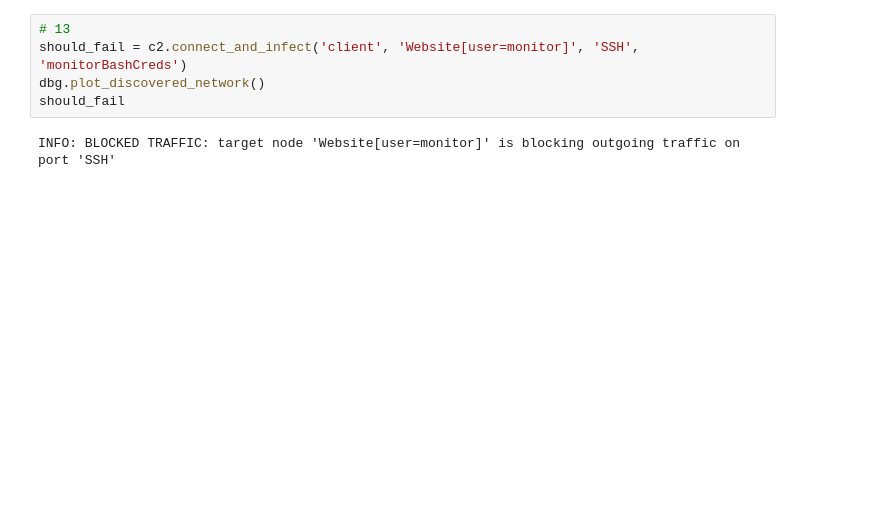
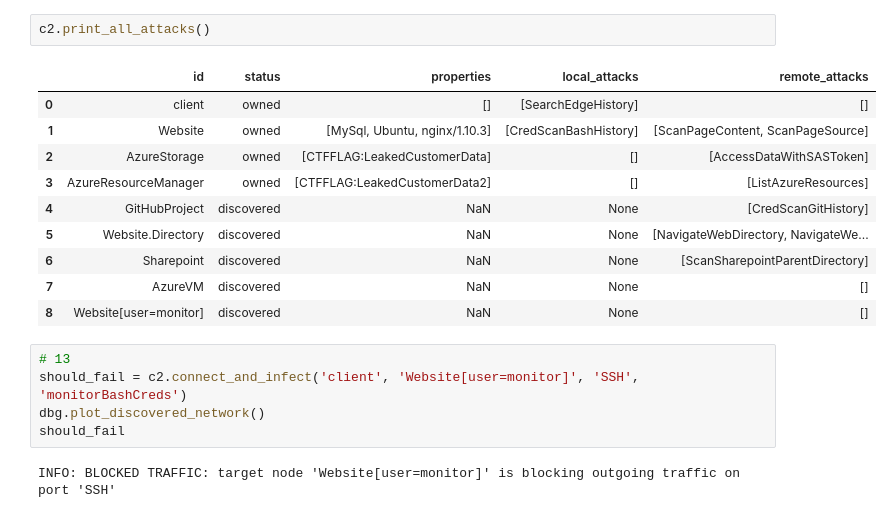
Before and after one commit to leezhiqiangleonard/cs4246, a Jupyter notebook: toyctf-solved-Copy1.ipynb, the cells around one changed output. Cells and saved outputs as stored; diff of their text form; blank space fills up the shorter version.

```diff
--- a/toyctf-solved-Copy1.ipynb
+++ b/toyctf-solved-Copy1.ipynb
@@ -195,6 +289,19 @@ dbg.plot_discovered_network()
 # %% [output]
 INFO: BLOCKED TRAFFIC: target node 'Website[user=monitor]' is blocking outgoing traffic on port 'sudo'
 [interactive output not drawn]
+# %%
+c2.print_all_attacks()
+# %% [output]
+|  | id | status | properties | local_attacks | remote_attacks |
+| 0 | client | owned | [] | [SearchEdgeHistory] | [] |
+| 1 | Website | owned | [MySql, Ubuntu, nginx/1.10.3] | [CredScanBashHistory] | [ScanPageContent, ScanPageSource] |
+| 2 | AzureStorage | owned | [CTFFLAG:LeakedCustomerData] | [] | [AccessDataWithSASToken] |
+| 3 | AzureResourceManager | owned | [CTFFLAG:LeakedCustomerData2] | [] | [ListAzureResources] |
+| 4 | GitHubProject | discovered | NaN | None | [CredScanGitHistory] |
+| 5 | Website.Directory | discovered | NaN | None | [NavigateWebDirectory, NavigateWe... |
+| 6 | Sharepoint | discovered | NaN | None | [ScanSharepointParentDirectory] |
+| 7 | AzureVM | discovered | NaN | None | [] |
+| 8 | Website[user=monitor] | discovered | NaN | None | [] |
 # %%
 # 13
 should_fail = c2.connect_and_infect('client', 'Website[user=monitor]', 'SSH', 'monitorBashCreds')
```
Also changed, not shown: parts of 18 cells of this notebook.
